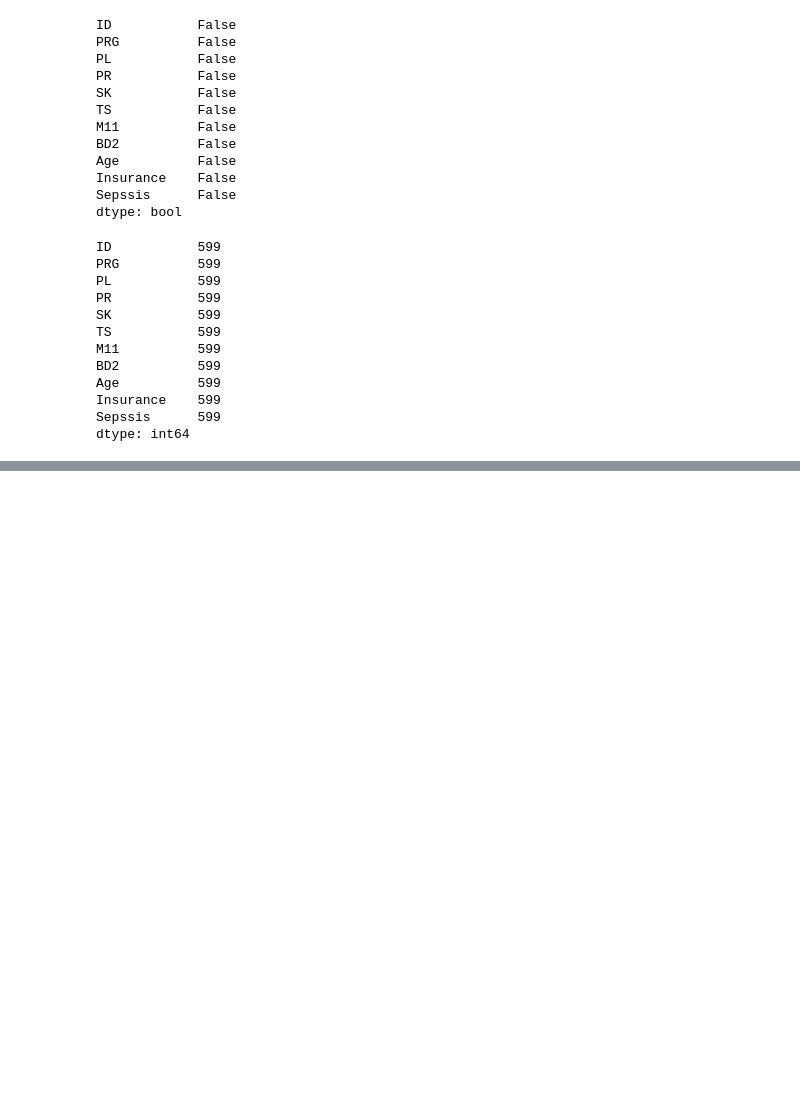
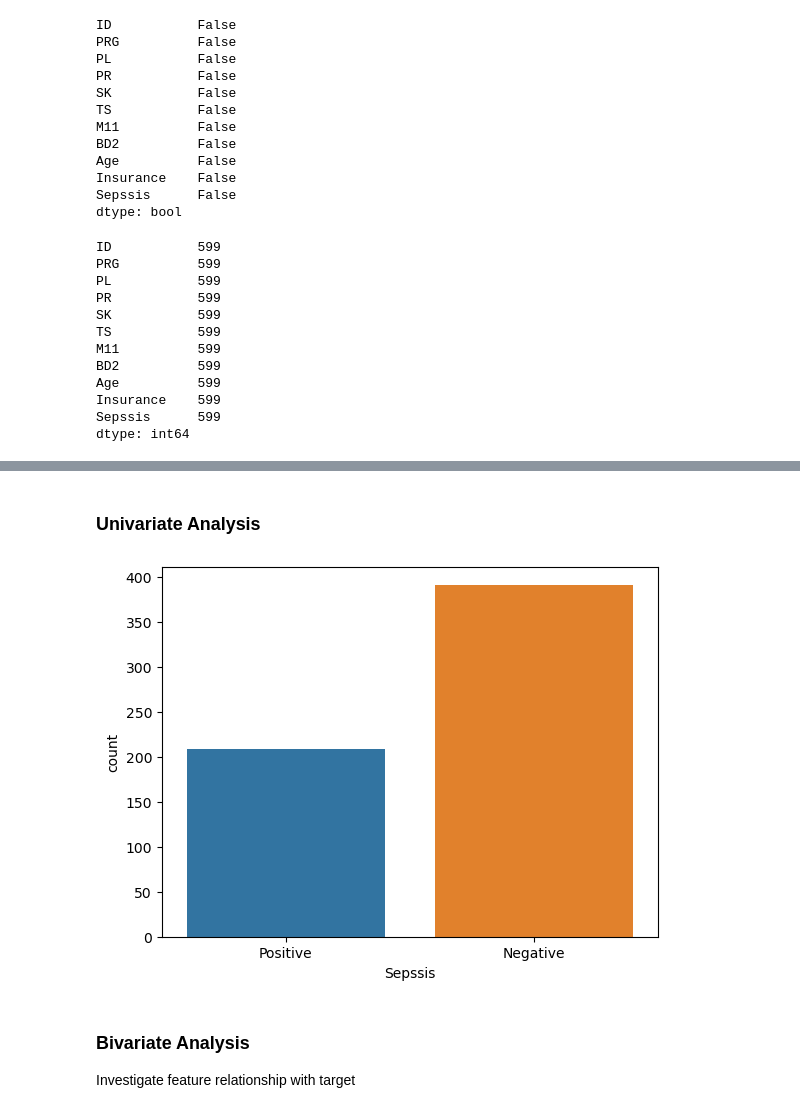
Before and after one commit to Ysafi1/MachineLearningModel_FastAPI, a Jupyter notebook: dev/main.ipynb, the cells around one changed output, grey strips where cells are left out. Drawn from its saved outputs; the diff is of its cells as text; code cells hidden in the pictures; blank space fills up the shorter version.

```diff
--- a/dev/main.ipynb
+++ b/dev/main.ipynb
@@ -146,0 +201,10 @@ dtype: int64
+# %% [markdown]
+### Univariate Analysis
+# %%
+#verify class balance of target variable
+sns.countplot(data=df, x='Sepssis' );
+# %% [output]
+[figure, added]
+# %% [markdown]
+### Bivariate Analysis
+Investigate feature relationship with target
```
Also changed, not shown: parts of 18 cells of this notebook.
